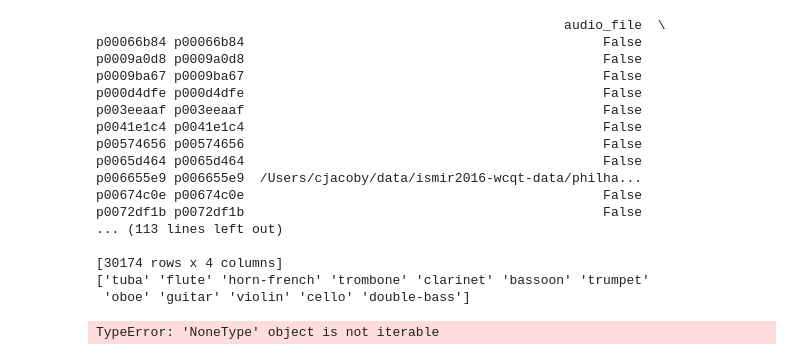
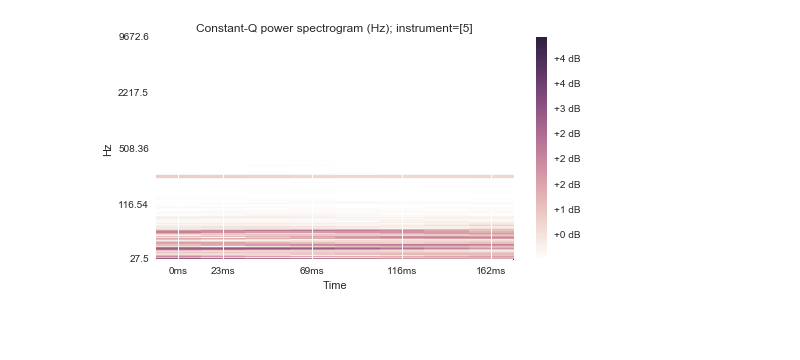
Before and after one commit to ejhumphrey/harmonic-cnn, a Jupyter notebook: DataExploration.ipynb, the cells around one changed output. Drawn from its saved outputs; the diff is of its cells as text; code cells hidden in the pictures; blank space fills up the shorter version.

```diff
--- a/DataExploration.ipynb
+++ b/DataExploration.ipynb
@@ -39,0 +23,11 @@ print(features_df["instrument"].unique())
+# %%
+partitions = None  # ['rwc', 'uiowa', 'philharmonia']
+feature_mode = 'cqt'  # ['cqt', 'wcqt', 'hcqt']
+t0 = time.time()
+driver = hcnn.driver.Driver(config, partitions=partitions, feature_mode=feature_mode,
+                            load_features=True)
+t_end = time.time()
+print("Took", t_end - t0, "seconds to load")
+print("Total # Samples:", len(driver.dataset))
+sample_df = driver.dataset.to_df()
+assert not sample_df.empty
@@ -94,25 +116,0 @@ def check_instruments(df):
-# %%
-print(notes_df)
-print("All:", sorted(check_instruments(notes_df)))
-# print("RWC:", sorted(check_instruments(notes_df[notes_df["dataset"] == "rwc"])))
-# print("RWC:", sorted(check_instruments(notes_df[notes_df["dataset"] == "uiowa"])))
-# print("RWC:", sorted(check_instruments(notes_df[notes_df["dataset"] == "philharmonia"])))
-# %% [output]
-                                                            audio_file  \
-p00066b84 p00066b84                                              False
-p0009a0d8 p0009a0d8                                              False
-p0009ba67 p0009ba67                                              False
-p000d4dfe p000d4dfe                                              False
-p003eeaaf p003eeaaf                                              False
-p0041e1c4 p0041e1c4                                              False
-p00574656 p00574656                                              False
-p0065d464 p0065d464                                              False
-p006655e9 p006655e9  /Users/cjacoby/data/ismir2016-wcqt-data/philha...
-p00674c0e p00674c0e                                              False
-p0072df1b p0072df1b                                              False
-... (113 lines left out)
-
-[30174 rows x 4 columns]
-['tuba' 'flute' 'horn-french' 'trombone' 'clarinet' 'bassoon' 'trumpet'
- 'oboe' 'guitar' 'violin' 'cello' 'double-bass']
-TypeError: 'NoneType' object is not iterable
@@ -120,0 +117,11 @@ np.random.randint(2, size=12)
+# %%
+t_len = 8
+cqt_slicer = hcnn.train.streams.cqt_slices(sample, t_len)
+wcqt_slicer = hcnn.train.streams.wcqt_slices(sample, t_len)
+hcqt_slicer = hcnn.train.streams.hcqt_slices(sample, t_len)
+
+# print(next(cqt_slicer))
+# # viz_audio(sample)
+viz_slicer(cqt_slicer, mode='cqt')
+# %% [output]
+[figure, added]
```
Also changed, not shown: parts of 10 cells of this notebook, 4 other files.
